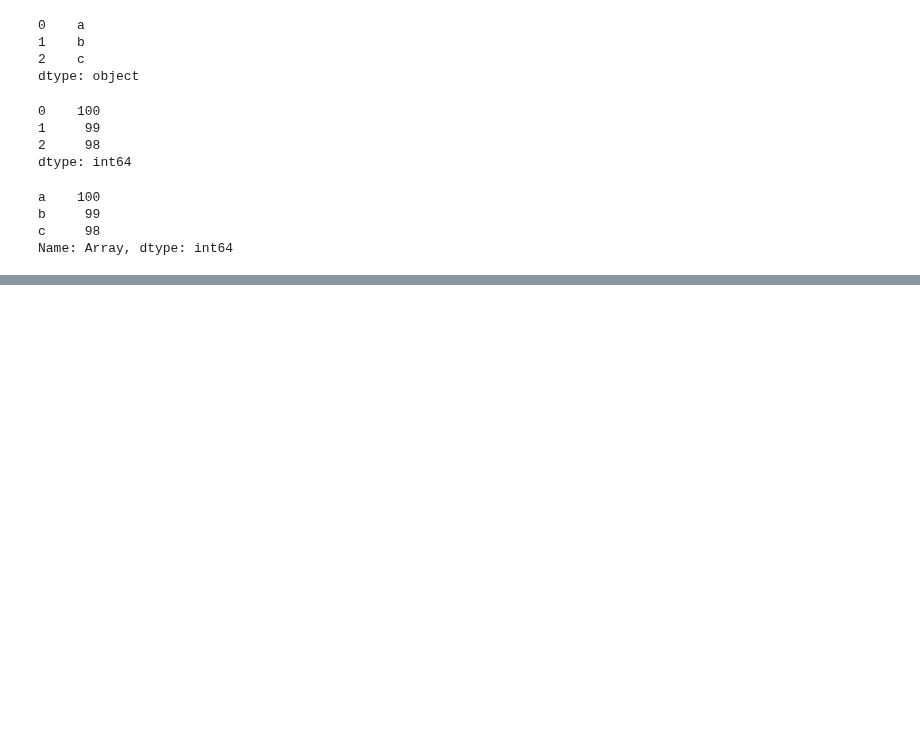
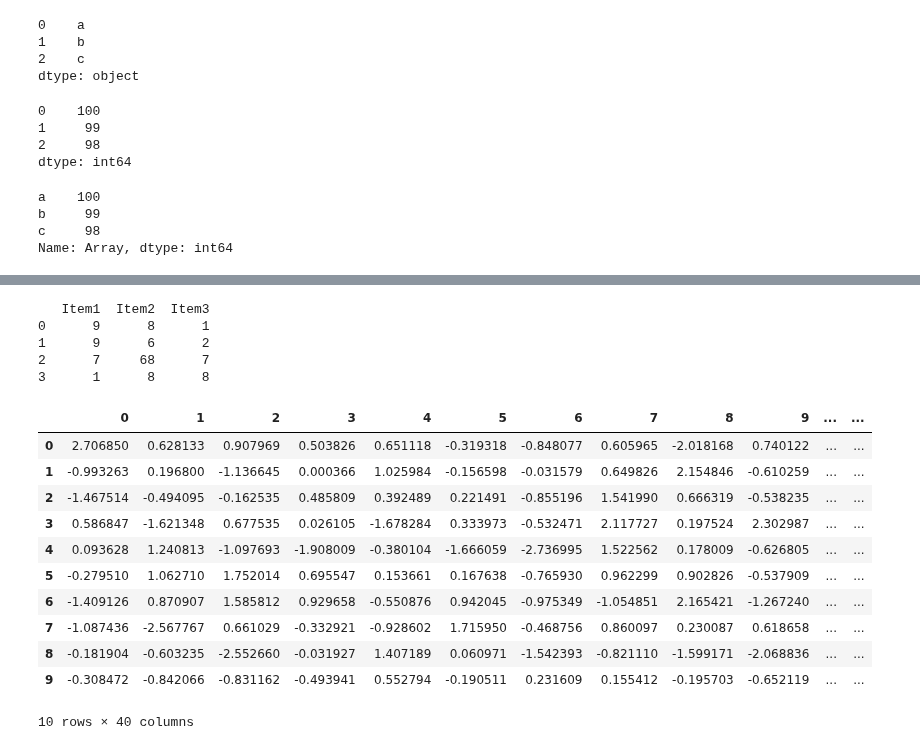
Before and after one commit to Danpr1984/Calculator-, a Jupyter notebook: Pandas training.ipynb, the cells around one changed output, grey strips where cells are left out. Cells and saved outputs as stored; diff of their text form; code cells hidden in the pictures; blank space fills up the shorter version.

```diff
--- a/Pandas training.ipynb
+++ b/Pandas training.ipynb
@@ -80,0 +108,25 @@ Name: Array, dtype: int64
+# %%
+print(df)
+# %% [output]
+   Item1  Item2  Item3
+0      9      8      1
+1      9      6      2
+2      7     68      7
+3      1      8      8
+# %%
+np.random.seed(101)
+df = pd.DataFrame(data=np.random.randn(10,40))
+df
+# %% [output]
+|  | 0 | 1 | 2 | 3 | 4 | 5 | 6 | 7 | 8 | 9 | ... | ... |
+| 0 | 2.706850 | 0.628133 | 0.907969 | 0.503826 | 0.651118 | -0.319318 | -0.848077 | 0.605965 | -2.018168 | 0.740122 | ... | ... |
+| 1 | -0.993263 | 0.196800 | -1.136645 | 0.000366 | 1.025984 | -0.156598 | -0.031579 | 0.649826 | 2.154846 | -0.610259 | ... | ... |
+| 2 | -1.467514 | -0.494095 | -0.162535 | 0.485809 | 0.392489 | 0.221491 | -0.855196 | 1.541990 | 0.666319 | -0.538235 | ... | ... |
+| 3 | 0.586847 | -1.621348 | 0.677535 | 0.026105 | -1.678284 | 0.333973 | -0.532471 | 2.117727 | 0.197524 | 2.302987 | ... | ... |
+| 4 | 0.093628 | 1.240813 | -1.097693 | -1.908009 | -0.380104 | -1.666059 | -2.736995 | 1.522562 | 0.178009 | -0.626805 | ... | ... |
+| 5 | -0.279510 | 1.062710 | 1.752014 | 0.695547 | 0.153661 | 0.167638 | -0.765930 | 0.962299 | 0.902826 | -0.537909 | ... | ... |
+| 6 | -1.409126 | 0.870907 | 1.585812 | 0.929658 | -0.550876 | 0.942045 | -0.975349 | -1.054851 | 2.165421 | -1.267240 | ... | ... |
+| 7 | -1.087436 | -2.567767 | 0.661029 | -0.332921 | -0.928602 | 1.715950 | -0.468756 | 0.860097 | 0.230087 | 0.618658 | ... | ... |
+| 8 | -0.181904 | -0.603235 | -2.552660 | -0.031927 | 1.407189 | 0.060971 | -1.542393 | -0.821110 | -1.599171 | -2.068836 | ... | ... |
+| 9 | -0.308472 | -0.842066 | -0.831162 | -0.493941 | 0.552794 | -0.190511 | 0.231609 | 0.155412 | -0.195703 | -0.652119 | ... | ... |
+10 rows × 40 columns
```
Also changed, not shown: parts of 14 cells of this notebook.
